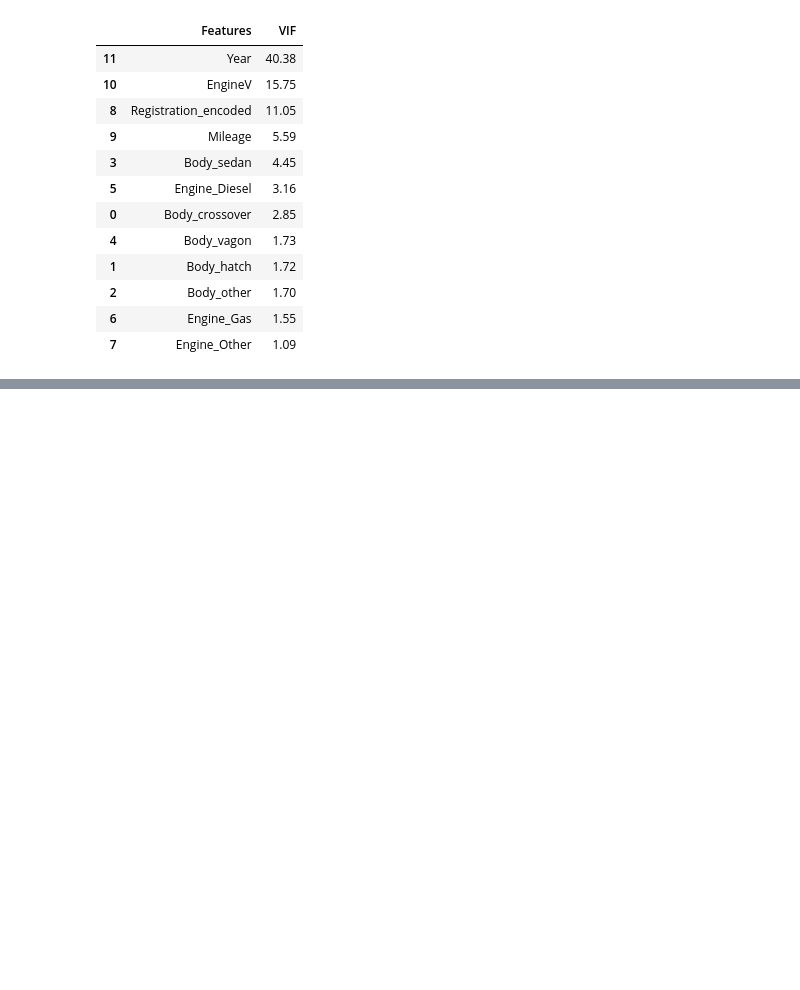
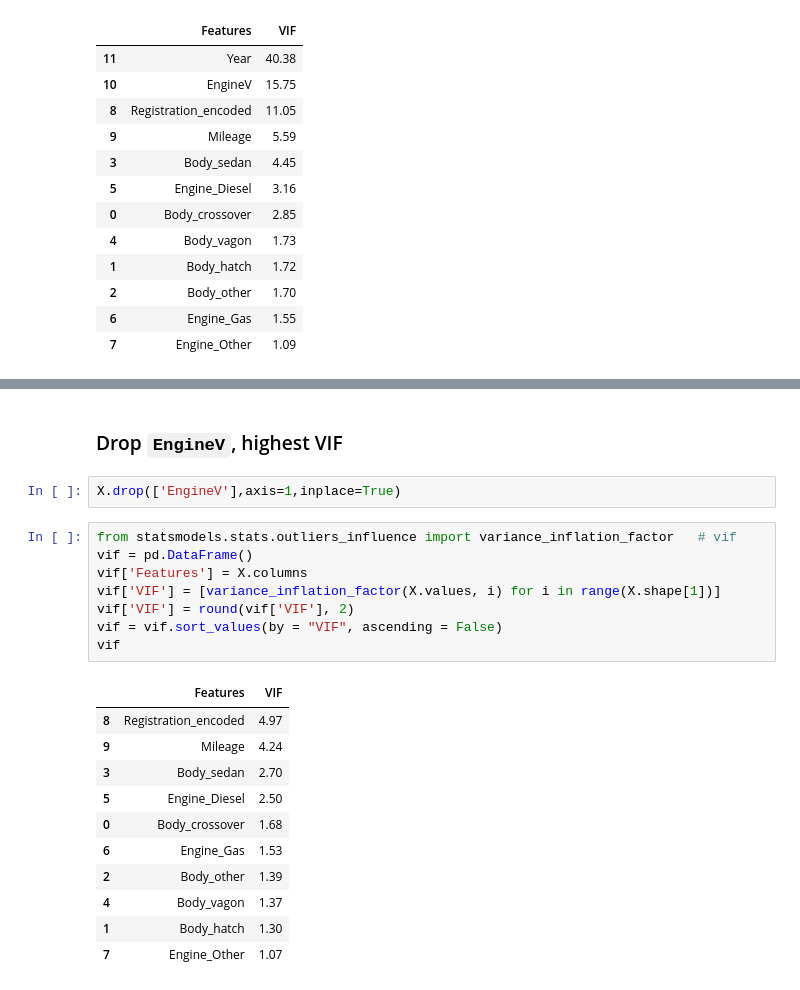
Before and after one commit to manujjoshi/Assignments, a Jupyter notebook: Dealing with cat variables.ipynb, the cells around one changed output, grey strips where cells are left out. Drawn from its saved outputs; the diff is of its cells as text; blank space fills up the shorter version.

```diff
--- a/Dealing with cat variables.ipynb
+++ b/Dealing with cat variables.ipynb
@@ -200,0 +261,24 @@ dtype: float64
+# %% [markdown]
+### Drop `EngineV`, highest VIF
+# %%
+X.drop(['EngineV'],axis=1,inplace=True)
+# %%
+from statsmodels.stats.outliers_influence import variance_inflation_factor   # vif
+vif = pd.DataFrame()
+vif['Features'] = X.columns
+vif['VIF'] = [variance_inflation_factor(X.values, i) for i in range(X.shape[1])]
+vif['VIF'] = round(vif['VIF'], 2)
+vif = vif.sort_values(by = "VIF", ascending = False)
+vif
+# %% [output]
+|  | Features | VIF |
+| 8 | Registration_encoded | 4.97 |
+| 9 | Mileage | 4.24 |
+| 3 | Body_sedan | 2.70 |
+| 5 | Engine_Diesel | 2.50 |
+| 0 | Body_crossover | 1.68 |
+| 6 | Engine_Gas | 1.53 |
+| 2 | Body_other | 1.39 |
+| 4 | Body_vagon | 1.37 |
+| 1 | Body_hatch | 1.30 |
+| 7 | Engine_Other | 1.07 |
```
Also changed, not shown: parts of 19 cells of this notebook.
